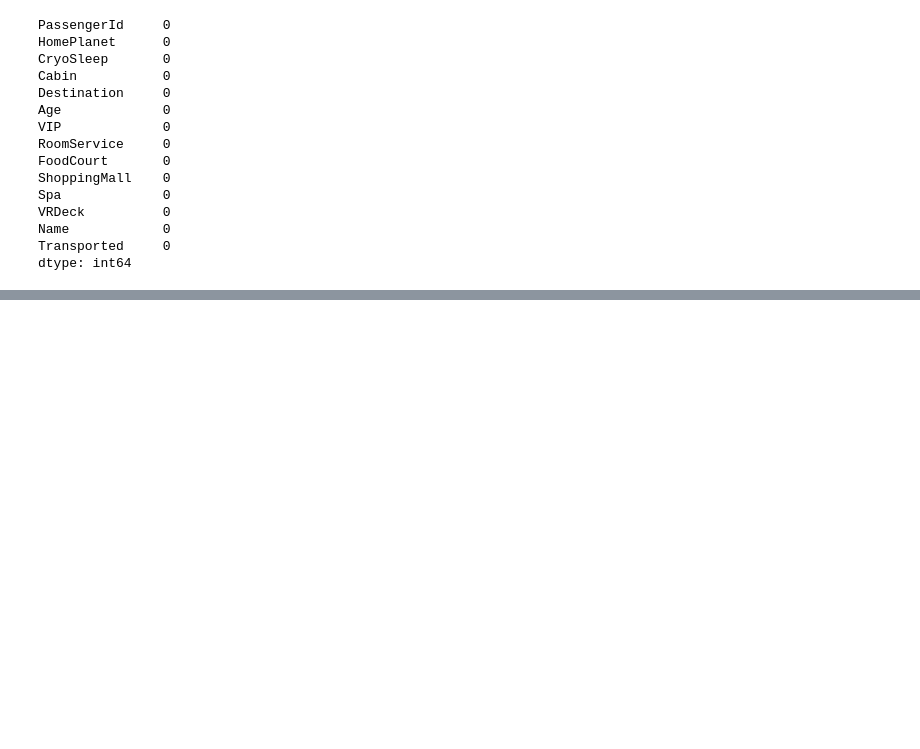
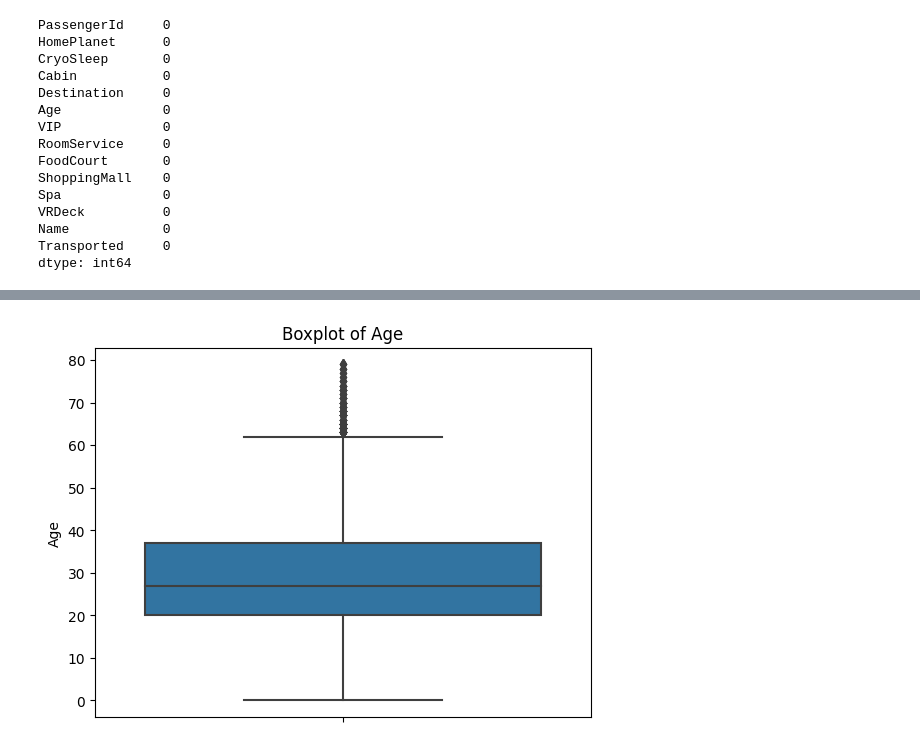
Before and after one commit to wrickguha/Kaggle_Notebooks, a Jupyter notebook: spaceship-titanic.ipynb, the cells around one changed output, grey strips where cells are left out. Drawn from its saved outputs; the diff is of its cells as text; code cells hidden in the pictures; blank space fills up the shorter version.

```diff
--- a/spaceship-titanic.ipynb
+++ b/spaceship-titanic.ipynb
@@ -275,0 +329,7 @@ dtype: int64
+# %%
+sns.boxplot(y=df_train['Age'])
+plt.title('Boxplot of Age')
+plt.ylabel('Age')
+plt.show()
+# %% [output]
+[figure, added]
```
Also changed, not shown: parts of 9 cells of this notebook.
